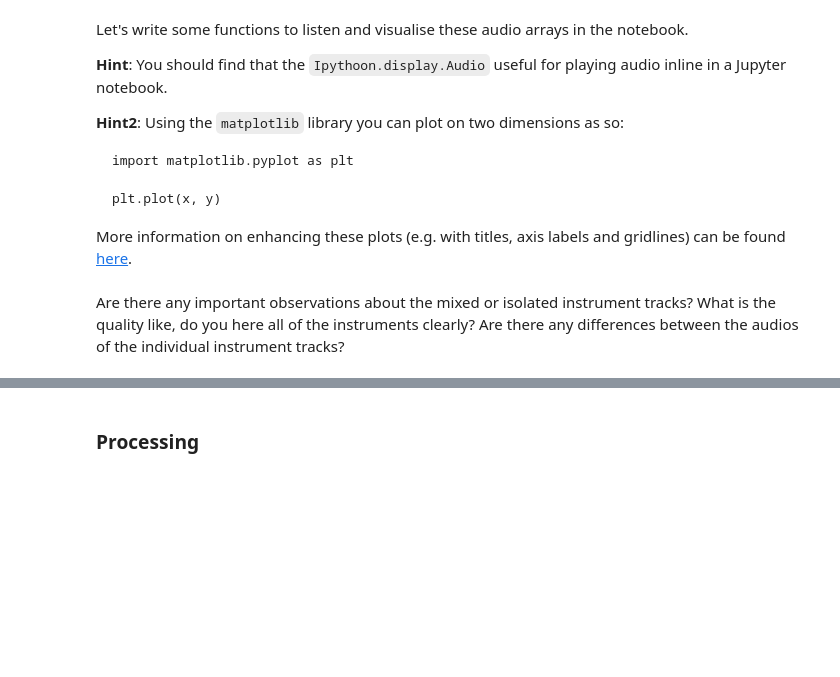
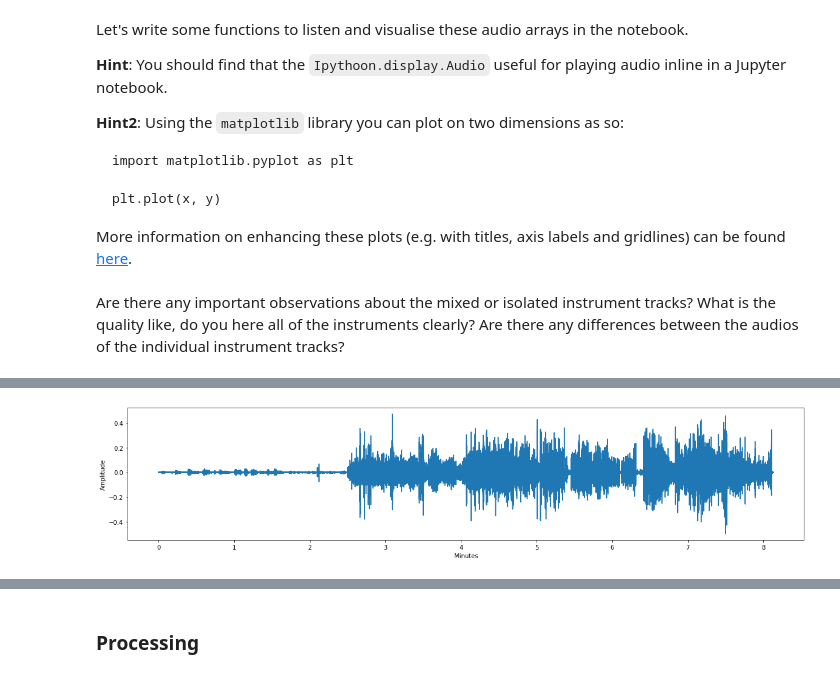
Before and after one commit to JuandeJuni/Carnatic-Instrument-Classification, a Jupyter notebook: Dataset Creation/Dataset Creation.ipynb, the cells around one changed output, grey strips where cells are left out. Cells and saved outputs as stored; diff of their text form; code cells hidden in the pictures; blank space fills up the shorter version.

```diff
--- a/Dataset Creation/Dataset Creation.ipynb
+++ b/Dataset Creation/Dataset Creation.ipynb
@@ -227,0 +270,4 @@ Are there any important observations about the mixed or isolated instrument trac
+# %%
+plot_waveform(load_mridangam_audio(song))
+# %% [output]
+[figure, added]
```
Also changed, not shown: parts of 21 cells of this notebook, 9 other files.
